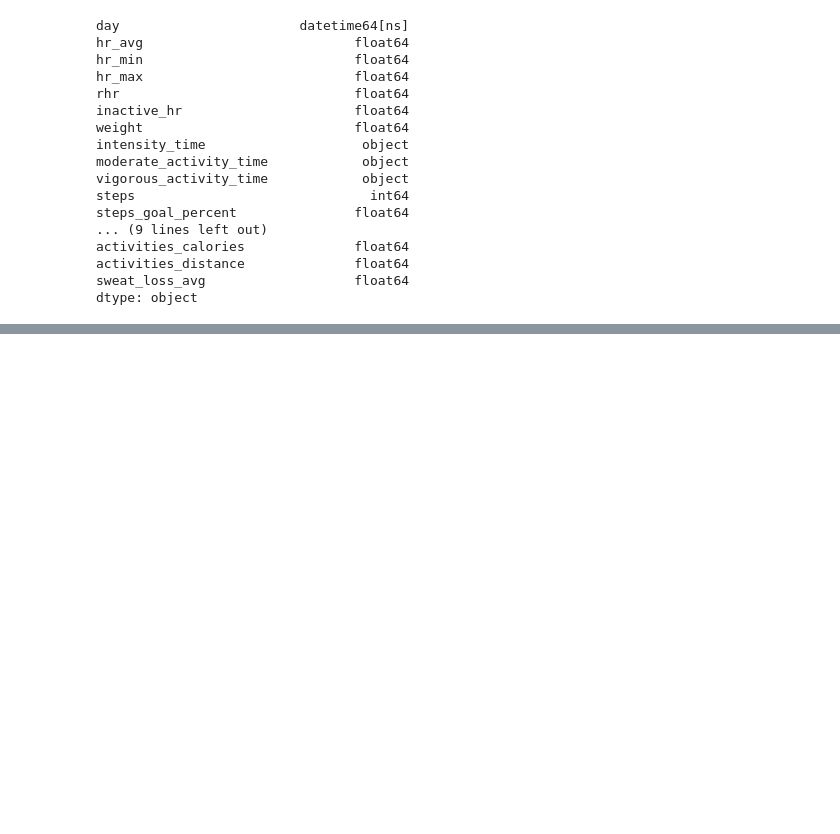
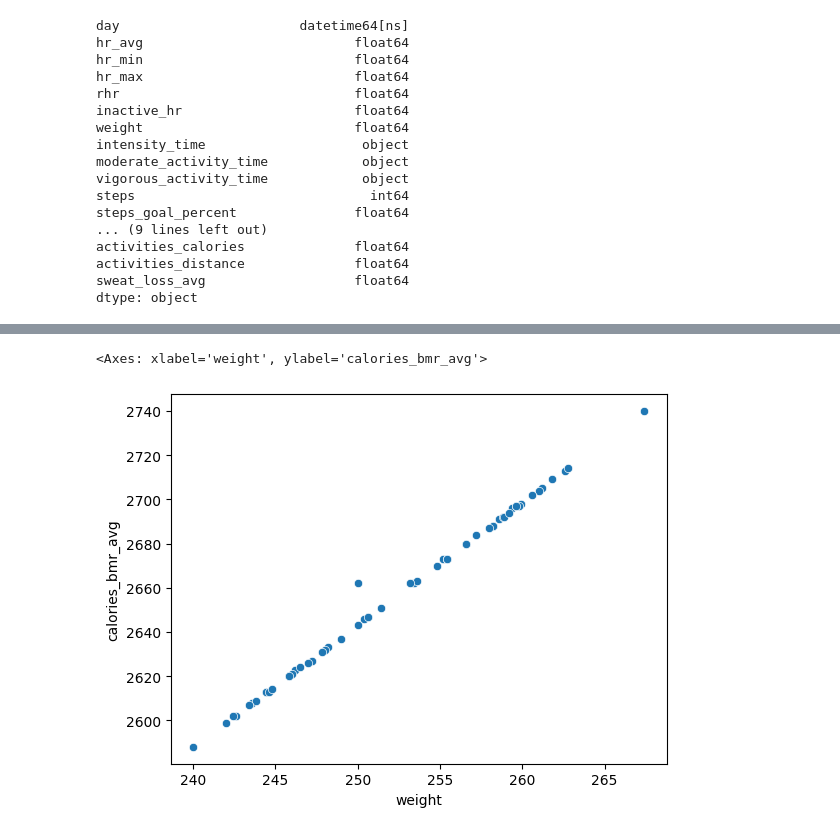
Before and after one commit to nsedler/Garmin-Analysis, a Jupyter notebook: garmin_summary_analysis.ipynb, the cells around one changed output, grey strips where cells are left out. Cells and saved outputs as stored; diff of their text form; code cells hidden in the pictures; blank space fills up the shorter version.

```diff
--- a/garmin_summary_analysis.ipynb
+++ b/garmin_summary_analysis.ipynb
@@ -237,0 +232,5 @@ df_weeks
+# %%
+sns.scatterplot(x='weight', y='calories_bmr_avg', data=df_summary)
+# %% [output]
+<Axes: xlabel='weight', ylabel='calories_bmr_avg'>
+[figure, added]
```
Also changed, not shown: parts of 32 cells of this notebook, 3 other files.
